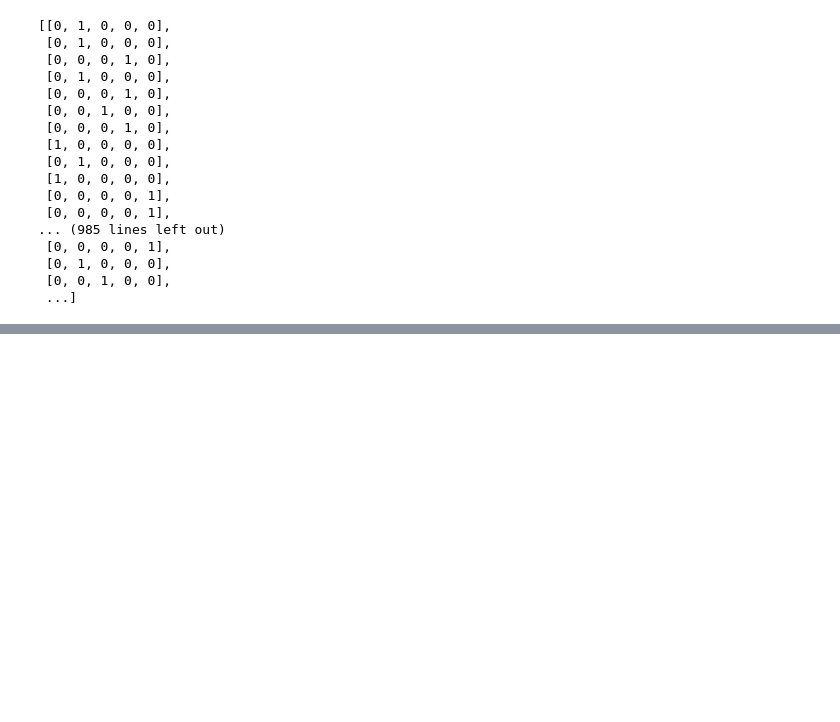
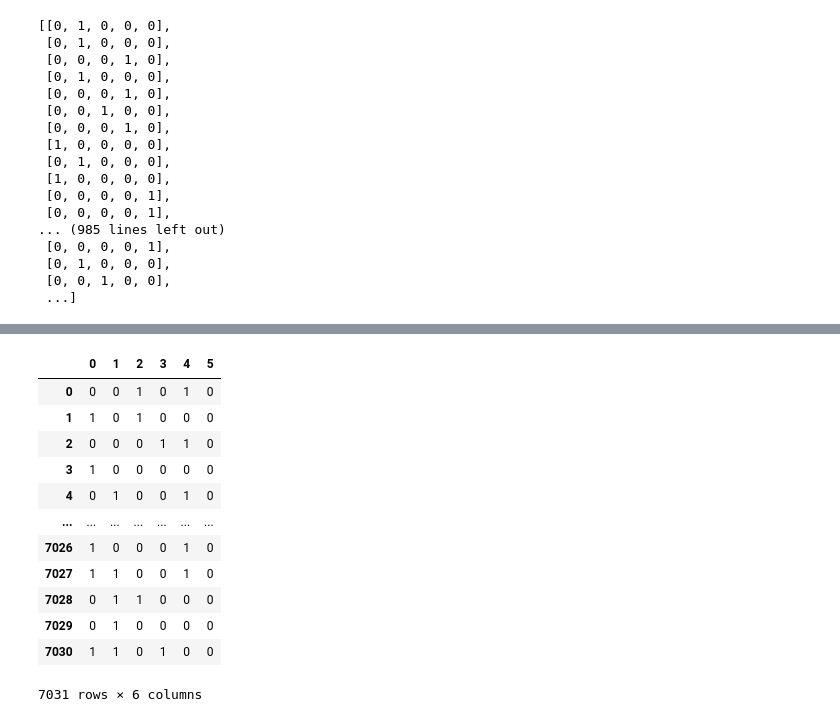
Before and after one commit to PreamJ/LDA_TopicModelling_Legal, a Jupyter notebook: evaluation.ipynb, the cells around one changed output, grey strips where cells are left out. Saved outputs shown, nothing was run; the diff lists cells and outputs as text; code cells hidden in the pictures; blank space fills up the shorter version.

```diff
--- a/evaluation.ipynb
+++ b/evaluation.ipynb
@@ -240,0 +203,22 @@ plt.show()
+# %%
+str_answer = train_answer_data.astype(str)
+str_answer = str_answer.map(lambda x: re.sub('[,\.!?#]', '', x))
+corpus = [mymodule.preprocess(text) for text in str_answer]
+pred_answer_score = [lda_model[text] for text in corpus]
+# %%
+for each_doc in pred_answer_score:
+    i = 0
+    for each_topic in each_doc:
+        if(each_topic[0] == i): i+=1
+        else:
+            each_doc.insert(i, (i, 0))
+            i+=1
+    while(i < 6):
+        each_doc.append((i, 0))
+        i+=1
+# %%
+str_question = train_question_data.astype(str)
+str_question = str_question.map(lambda x: re.sub('[,\.!?#]', '', x))
+corpus = [mymodule.preprocess(text) for text in str_question]
+pred_question_score = [lda_model[text] for text in corpus]
+pred_question_score
@@ -240,0 +243,35 @@ plt.show()
+# %%
+for each_doc in pred_question_score:
+    i = 0
+    for each_topic in each_doc:
+        if(each_topic[0] == i): i+=1
+        else:
+            each_doc.insert(i, (i, 0))
+            i+=1
+    while(i < 6):
+        each_doc.append((i, 0))
+        i+=1
+# %%
+y_predict=[]
+for each_topic in pred_question_score:
+  temp_pred = []
+  for topic in each_topic:
+    if(topic[1]>0.167): temp_pred.append(1)
+    else: temp_pred.append(0)
+  y_predict.append(temp_pred)
+# y_predict = np.array(y_predict)
+pd.DataFrame(y_predict)
+# %% [output]
+|  | 0 | 1 | 2 | 3 | 4 | 5 |
+| 0 | 0 | 0 | 1 | 0 | 1 | 0 |
+| 1 | 1 | 0 | 1 | 0 | 0 | 0 |
+| 2 | 0 | 0 | 0 | 1 | 1 | 0 |
+| 3 | 1 | 0 | 0 | 0 | 0 | 0 |
+| 4 | 0 | 1 | 0 | 0 | 1 | 0 |
+| ... | ... | ... | ... | ... | ... | ... |
+| 7026 | 1 | 0 | 0 | 0 | 1 | 0 |
+| 7027 | 1 | 1 | 0 | 0 | 1 | 0 |
+| 7028 | 0 | 1 | 1 | 0 | 0 | 0 |
+| 7029 | 0 | 1 | 0 | 0 | 0 | 0 |
+| 7030 | 1 | 1 | 0 | 1 | 0 | 0 |
+7031 rows × 6 columns
```
Also changed, not shown: parts of 27 cells of this notebook, 20 other files.
